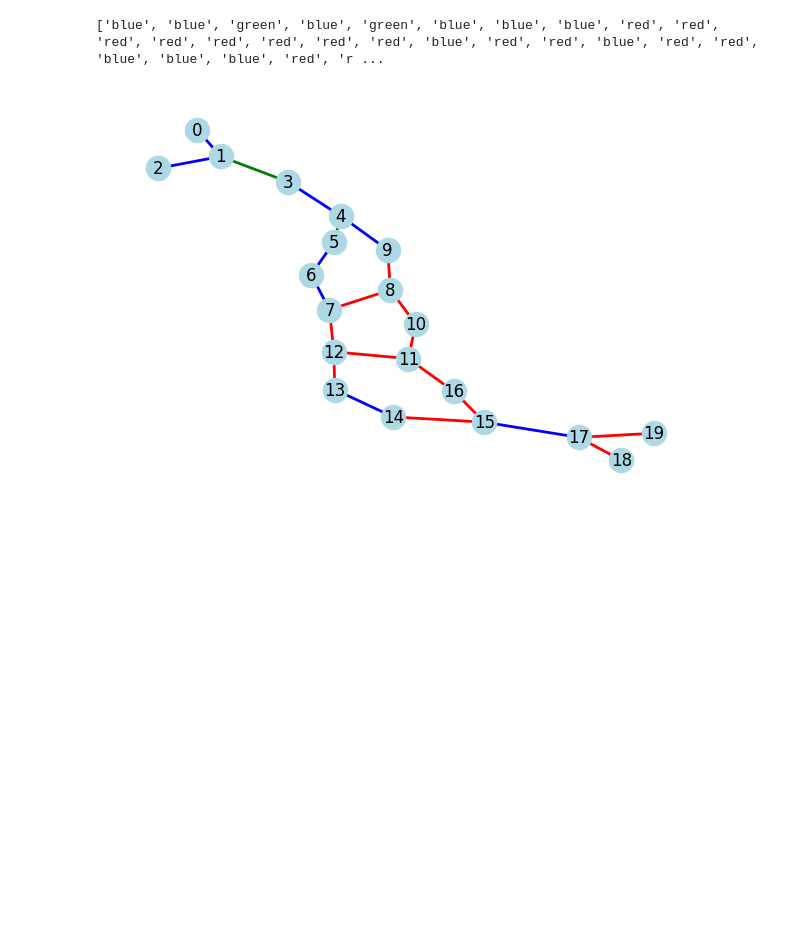
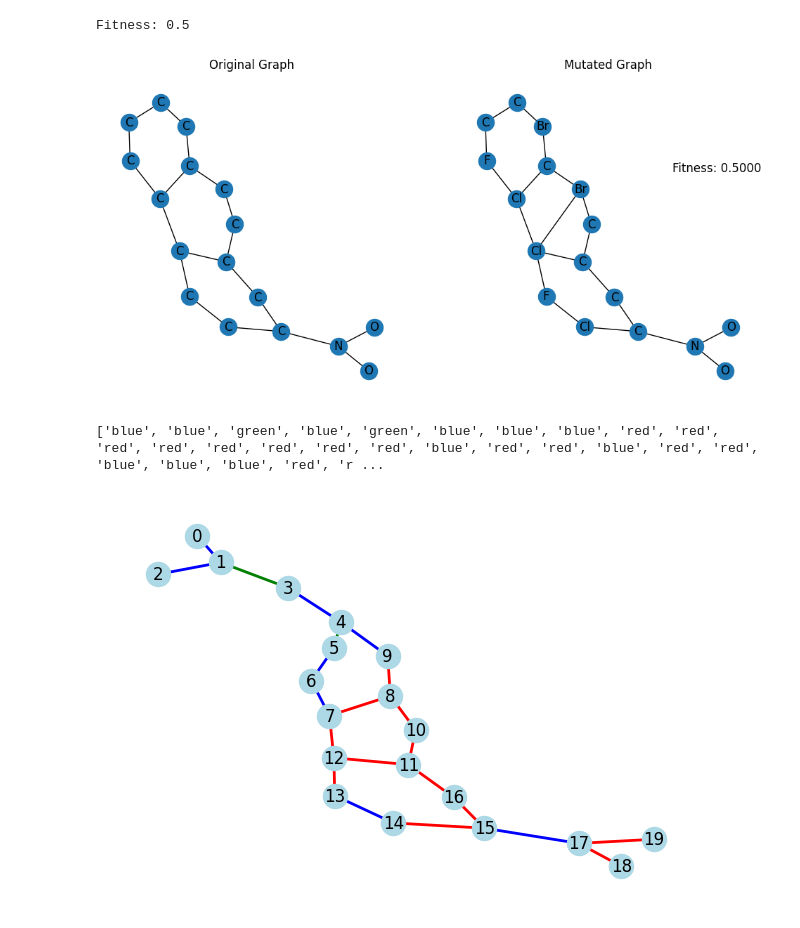
Before and after one commit to giahuy1311/Lore, a Jupyter notebook: experiments/run_mutag.ipynb, the cells around one changed output. Drawn from its saved outputs; the diff is of its cells as text; code cells hidden in the pictures; blank space fills up the shorter version.

```diff
--- a/experiments/run_mutag.ipynb
+++ b/experiments/run_mutag.ipynb
@@ -248,0 +144,8 @@ Số lượng đồ thị có nhãn 1: 80
+# %%
+from genetic import *
+from GA_graph import *
+
+graphX = dataset[0]
+populations = genetic_algorithm(graphX=graphX, populationSize=400, generations=10,
+                                blackbox= model, distance_function=compute_fgw_distance, alpha1=0.5, alpha2 = 0.5)
+populations
@@ -249,3 +208,34 @@ Số lượng đồ thị có nhãn 1: 80
+# %%
+from torch_geometric.utils import to_networkx
+import networkx as nx
+import matplotlib.pyplot as plt
+
+index = random.randint(0, len(populations) - 1)
+print("Fitness:", populations[index].fitness)
+graph_neig = Data(x=populations[index].x, edge_index=populations[index].edge_index)
+atom_types = ["C", "N", "O", "F", "I", "Cl", "Br"]
+
+node_labels_ori = {i: atom_types[x.argmax().item()] for i, x in enumerate(graphX.x)}
+node_labels = {i: atom_types[x.argmax().item()] for i, x in enumerate(graph_neig.x)}
+def layout(G):
+    return nx.spring_layout(G, seed=42)
+
+plt.figure(figsize=(12, 6))
+plt.subplot(121)
+plt.title("Original Graph")
+G_original = to_networkx(graphX, to_undirected=True)
+pos = layout(G_original)
+nx.draw(G_original, labels=node_labels_ori, with_labels=True, pos=pos)
+
+plt.subplot(122)
+plt.title("Mutated Graph")
+plt.text(0.5, 0.5, "Fitness: {:.4f}".format(populations[index].fitness), fontsize=12)
+G_mutated = to_networkx(graph_neig, to_undirected=True)
+nx.draw(G_mutated, labels = node_labels, with_labels=True, pos=pos)
+plt.show()
+# %% [output]
+Fitness: 0.5
+[figure, added]
 # %%
 data = dataset[7]
 G = to_networkx(data, edge_attrs=['edge_attr'], to_undirected=True)
```
Also changed, not shown: parts of 16 cells of this notebook, 24 other files.
